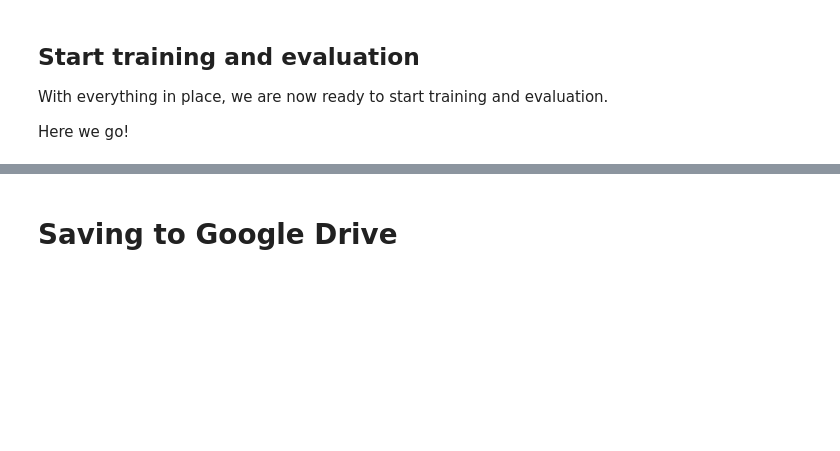
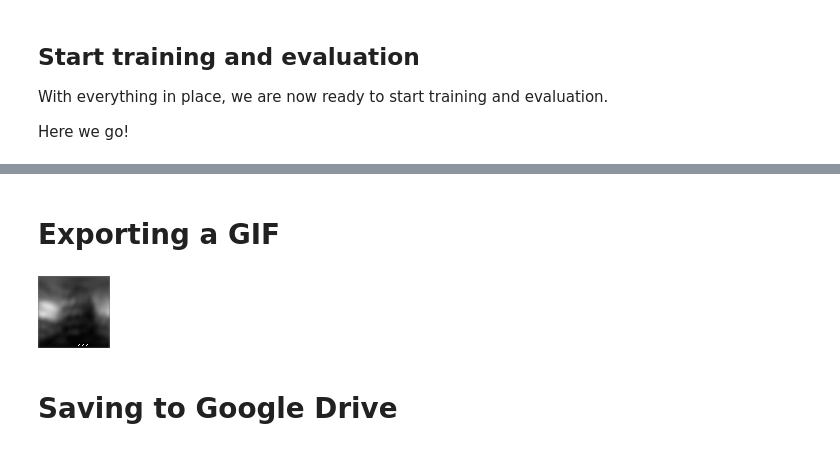
Before and after one commit to mauriciodev/tec_forecast, a Jupyter notebook: examples/OpenSTL_GIM.ipynb, the cells around one changed output, grey strips where cells are left out. Cells and saved outputs as stored; diff of their text form; code cells hidden in the pictures; blank space fills up the shorter version.

```diff
--- a/examples/OpenSTL_GIM.ipynb
+++ b/examples/OpenSTL_GIM.ipynb
@@ -348,3 +430,17 @@ mse:751768.5625, mae:44007.546875
+# %% [markdown]
+# Exporting a GIF
+# %%
+import imageio
+from IPython.display import Image
+t=0
+fname=f'pred{t}.gif'
+m=preds[t]
+scaled = m/(m.max()-m.min())
+scaled = np.moveaxis(scaled, [1], [-1])
+imageio.mimwrite(fname,(scaled*256).squeeze().astype(np.uint8), loop=0, duration = 0.3)
+Image(open(fname,'rb').read())
+# %% [output]
+[figure, added]
 # %% [markdown]
 # Saving to Google Drive
 # %%
```
Also changed, not shown: parts of 47 cells of this notebook.
